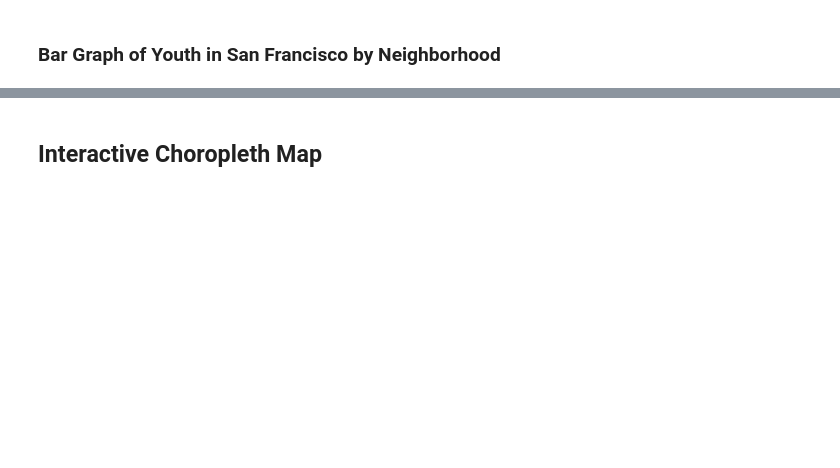
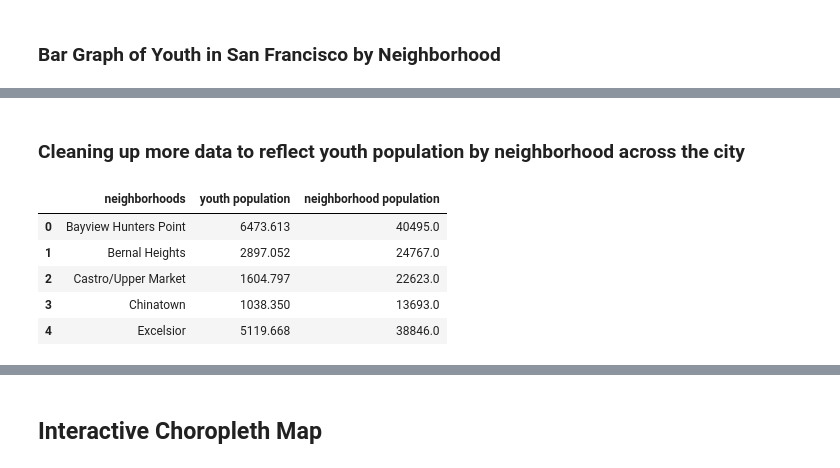
Before and after one commit to jasmine-law/UP221-Jasmine, a Jupyter notebook: Week 3/Week7Assignment.ipynb, the cells around one changed output, grey strips where cells are left out. Drawn from its saved outputs; the diff is of its cells as text; code cells hidden in the pictures; blank space fills up the shorter version.

```diff
--- a/Week 3/Week7Assignment.ipynb
+++ b/Week 3/Week7Assignment.ipynb
@@ -41 +52,6 @@ dtype('O')
+# %%
+#converting percent youth by tract into a decimal point
+ag['Total Youth pop'] = ag['Total Youth pop']/100
+# %%
+ag['Total Youth pop'] = ag['Total tract pop'] * ag['Total Youth pop']
 # %%
@@ -75,0 +105,28 @@ To-do: take sum of total population in neighborhood, total 5 to 17 population in
+# %% [markdown]
+### Cleaning up more data to reflect youth population by neighborhood across the city
+# %%
+# summing up youth population by neighborhood
+ag_merged['neighborhoods'] = ag_merged['neighborhoods'].astype(str)
+ag_merged['Total Youth pop'] = pd.to_numeric(ag_merged['Total Youth pop'], errors = 'coerce')
+ag_merged['Total tract pop'] = pd.to_numeric(ag_merged['Total tract pop'], errors = 'coerce')
+
+#group by neighborhood and sum youth population
+neighborhood_sums = ag_merged.groupby('neighborhoods', as_index=False)['Total Youth pop'].sum()
+
+#group by neighborhood and sum each tract population
+totalpop_sums = ag_merged.groupby('neighborhoods', as_index=False)['Total tract pop'].sum()
+
+#merging the dataframes
+neighborhood_sums = neighborhood_sums.merge(totalpop_sums, on='neighborhoods')
+
+# rename columns
+neighborhood_sums.columns = ['neighborhoods', 'youth population', 'neighborhood population']
+
+neighborhood_sums.head()
+# %% [output]
+|  | neighborhoods | youth population | neighborhood population |
+| 0 | Bayview Hunters Point | 6473.613 | 40495.0 |
+| 1 | Bernal Heights | 2897.052 | 24767.0 |
+| 2 | Castro/Upper Market | 1604.797 | 22623.0 |
+| 3 | Chinatown | 1038.350 | 13693.0 |
+| 4 | Excelsior | 5119.668 | 38846.0 |
```
Also changed, not shown: parts of 28 cells of this notebook, 1 other file.
